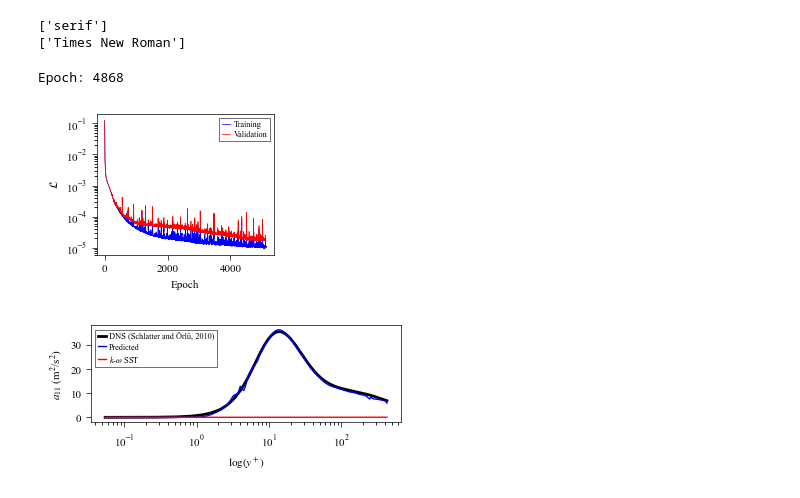
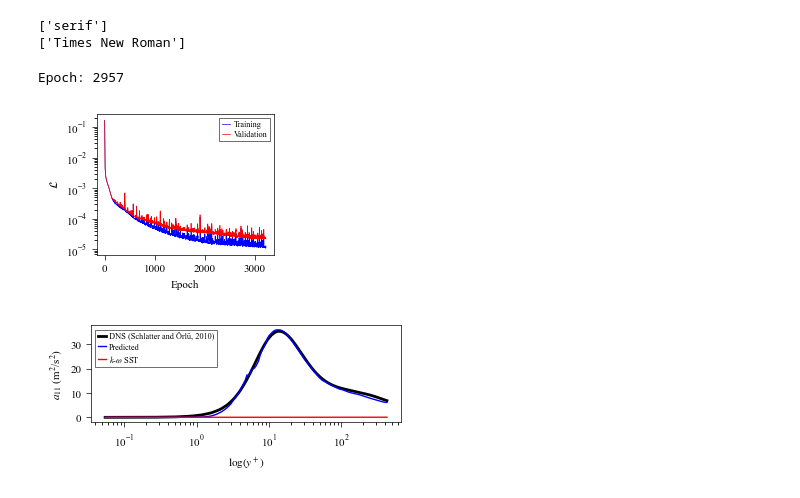
Before and after one commit to Nikhilakalia/kanTBNN, a Jupyter notebook: plots.ipynb, the cells around one changed output. Cells and saved outputs as stored; diff of their text form; code cells hidden in the pictures.

```diff
--- a/plots.ipynb
+++ b/plots.ipynb
@@ -421,29 +421,29 @@ print(plt.rcParams['font.serif'])
 ['Times New Roman']
 # %%
 fig,ax = plt.subplots(nrows=1,ncols=1,figsize=(2.5,2))
-losses = np.loadtxt('/home/nikki/kan/kanTBNN/models/multi_run/kan_experiment_35_opt/kanTBNN-24Nov05_02:19:25_losses.pnglosses.csv',delimiter=',')
+losses = np.loadtxt('/home/nikki/kan/kanTBNN/models/multi_run/kan_experiment_148_opt/kanTBNN-24Nov08_07:54:27_losses.pnglosses.csv',delimiter=',')
 train_loss = losses[0,:]
 val_loss = losses[1,:]
 get_epoch_of_minimum_val_loss(val_loss)
 
 ax.plot(train_loss,'b',label='Training',linewidth=.5)
 ax.plot(val_loss,'r',label='Validation',linewidth=.5)
 
 
 #ax.set_xlim([-1,1])
 #ax.set_ylim([0,0.1])
 ax.set_yscale('log')
 ax.legend()
 
 #ax.set_yticks([0,10,20,30,40,50])
 ax.legend
 ax.set_xlabel(r'Epoch')
 ax.set_ylabel(r'$\mathcal{L}$')
 fig.tight_layout()
 fig.savefig('/home/nikki/kan/Figures/Flat_plate/fp_kan_tv_loss.pdf')
 # %% [output]
-Epoch: 4868
+Epoch: 2957
-[figure, old version]
+[figure, new version]
 # %%
 fig,ax = plt.subplots(nrows=1,ncols=1,figsize=(2.5,2))
 losses = np.loadtxt('data/fp_KCNN-24May23_10:19:17_losses.pnglosses.csv',delimiter=',')
```
Also changed, not shown: parts of 6 cells of this notebook, 43 other files.
